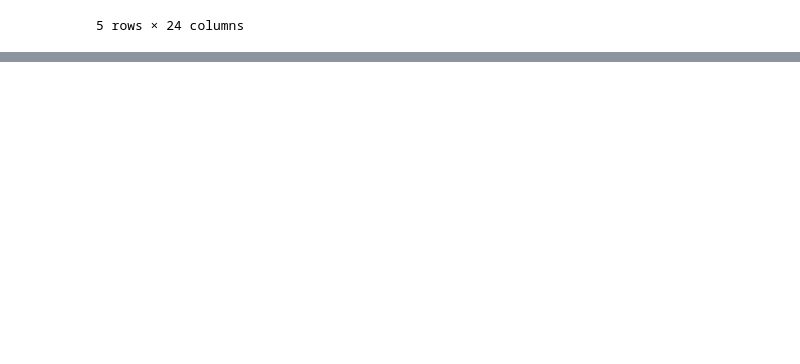
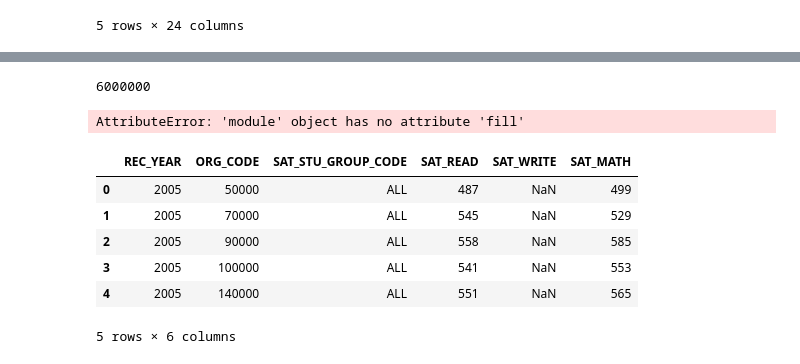
Before and after one commit to ohnorobo/massedu, a Jupyter notebook: massedu.ipynb, the cells around one changed output, grey strips where cells are left out. Drawn from its saved outputs; the diff is of its cells as text; code cells hidden in the pictures; blank space fills up the shorter version.

```diff
--- a/massedu.ipynb
+++ b/massedu.ipynb
@@ -122,0 +146,14 @@ sorted(list(set(a_districts)))
+# %%
+def get_org_code(nces_id):
+    #given an nces id return an org code or throw an error
+    filtered = ese_to_census[ese_to_census['ORG_NCES_ID'] == nces_id]
+    if filtered.shape[0] == 0:
+        raise Exception("no such id " + str(nces_id))
+    elif filtered.shape[0] > 1:
+        print(filtered)
+        raise Exception("multiple ids " + str(filtered.count))
+    return filtered['ORG_CODE'].values[0]
+
+get_org_code(2501710) # Acton-Boxburough, 6000000
+# %% [output]
+6000000
@@ -122,0 +164,22 @@ sorted(list(set(a_districts)))
+# %%
+for border, info in zip(districts, districts_info):
+    name = info["NAME"]
+    score = len(name)
+    color = cm.ScalarMappable(score)
+    xx,yy = zip(*border)
+    patch = ax.fill(xx, yy, facecolor=color, edgecolor=color)
+ax
+# %% [output]
+AttributeError: 'module' object has no attribute 'fill'
+# %%
+cols = ['REC_YEAR', 'ORG_CODE', 'SAT_READ', 'SAT_WRITE', 'SAT_MATH', 'SAT_STU_GROUP_CODE']
+sats = pd.read_csv("./MassEduDataChallenge/assessment/sat_performance_report_state_district_school_2005_2013.csv", sep='\t', usecols=cols)
+sats[:5]
+# %% [output]
+|  | REC_YEAR | ORG_CODE | SAT_STU_GROUP_CODE | SAT_READ | SAT_WRITE | SAT_MATH |
+| 0 | 2005 | 50000 | ALL | 487 | NaN | 499 |
+| 1 | 2005 | 70000 | ALL | 545 | NaN | 529 |
+| 2 | 2005 | 90000 | ALL | 558 | NaN | 585 |
+| 3 | 2005 | 100000 | ALL | 541 | NaN | 553 |
+| 4 | 2005 | 140000 | ALL | 551 | NaN | 565 |
+5 rows × 6 columns
```
Also changed, not shown: parts of 12 cells of this notebook, 2 other files.
